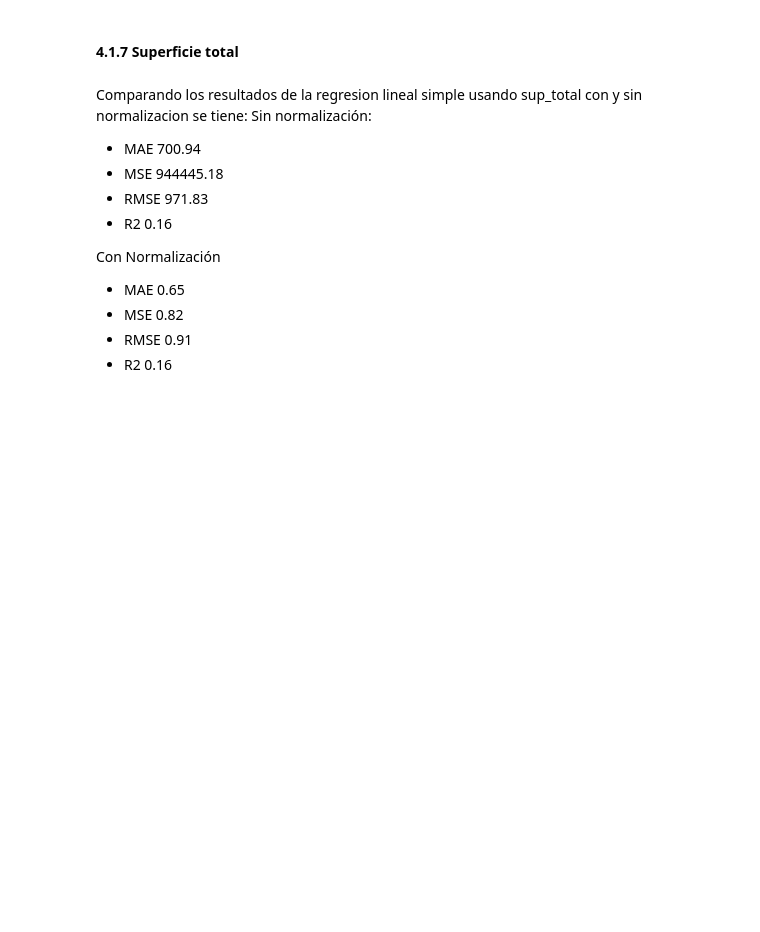
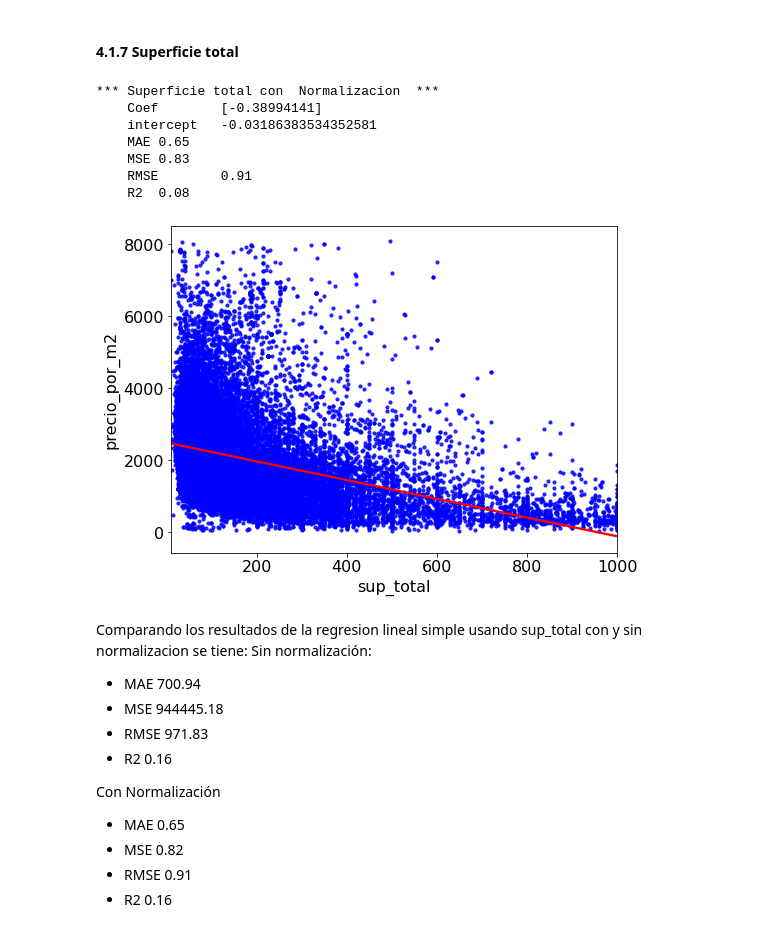
Before and after one commit to szl30n/ProyectosDHDS, a Jupyter notebook: TP2/Maela.ipynb, the cells around one changed output. Cells and saved outputs as stored; diff of their text form; code cells hidden in the pictures; blank space fills up the shorter version.

```diff
--- a/TP2/Maela.ipynb
+++ b/TP2/Maela.ipynb
@@ -807,9 +852,18 @@ plt.show()
 # %%
 # Normalizo con sup_total
 print("*** Superficie total con  Normalizacion  ***")
-X = preprocessing.scale(data[["sup_total"]])
-y = preprocessing.scale(data["precio_por_m2"])
+X = scale(data[["sup_total"]])
+y = scale(data["precio_por_m2"])
 rls_func(X,y,'sup_total')
+# %% [output]
+*** Superficie total con  Normalizacion  ***
+    Coef        [-0.38994141]
+    intercept   -0.03186383534352581
+    MAE 0.65
+    MSE 0.83
+    RMSE        0.91
+    R2  0.08
+[figure, added]
 # %% [markdown]
 Comparando los resultados de la regresion lineal simple usando sup_total con y sin normalizacion se tiene:
 Sin normalización:
```
Also changed, not shown: parts of 82 cells of this notebook, 2 other files.
